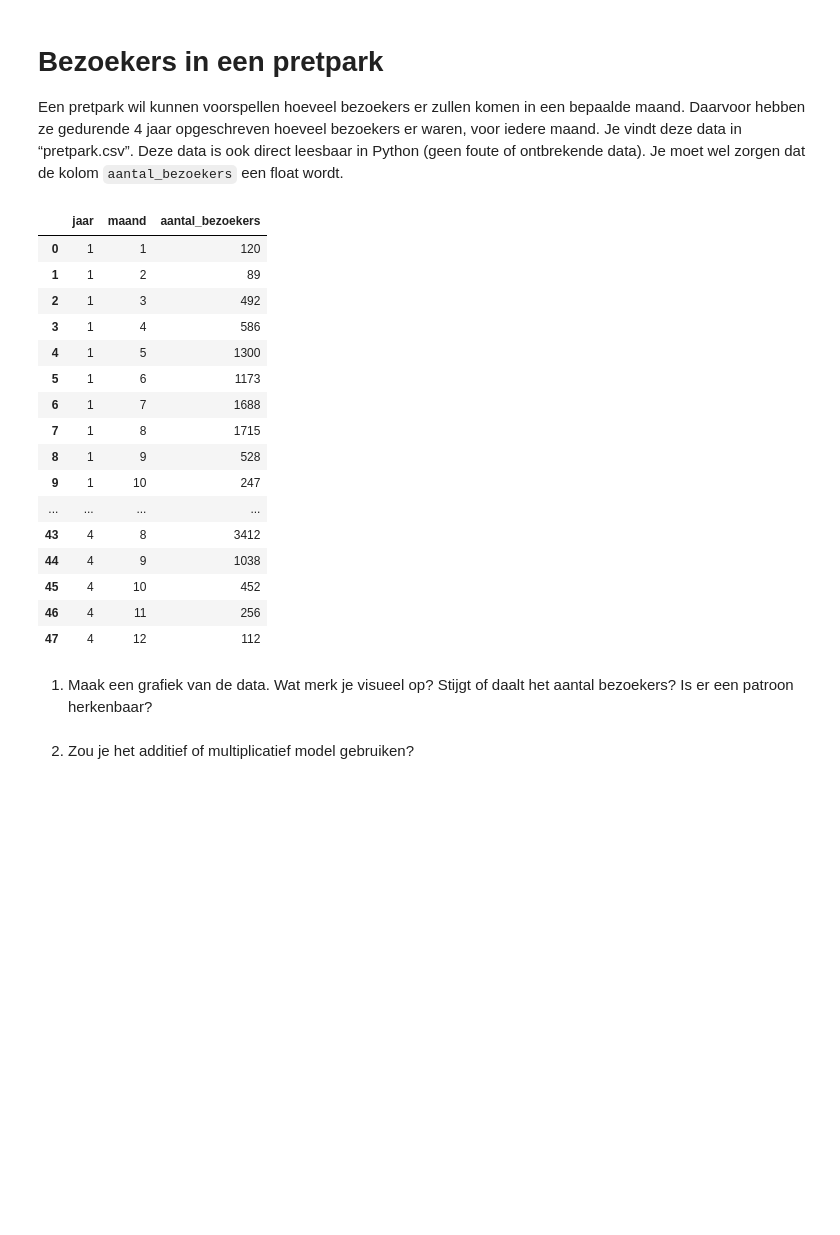
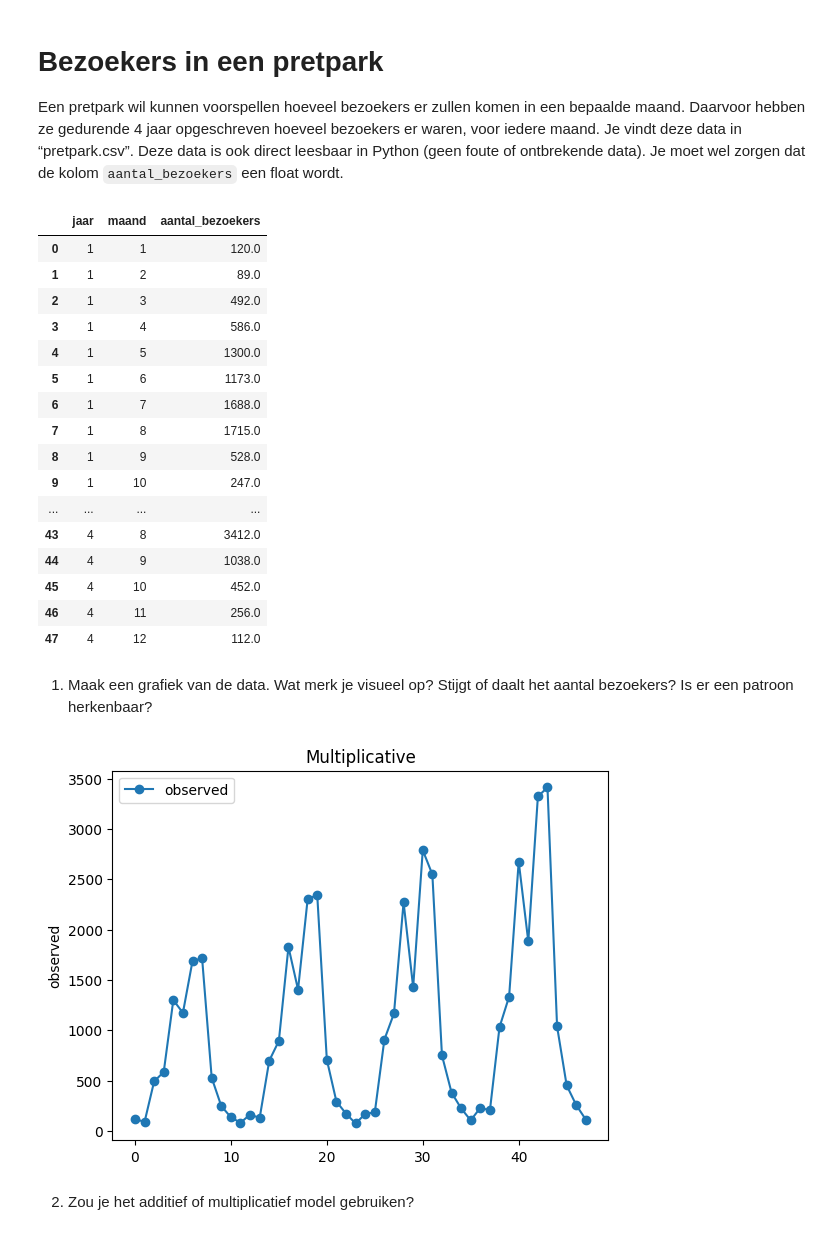
Before and after one commit to EliasDeHondt/DataScience1, a Jupyter notebook: W20P4/Pretpark.ipynb, the cells around one changed output. Drawn from its saved outputs; the diff is of its cells as text; code cells hidden in the pictures; blank space fills up the shorter version.

```diff
--- a/W20P4/Pretpark.ipynb
+++ b/W20P4/Pretpark.ipynb
@@ -2,30 +2,55 @@
 # Bezoekers in een pretpark
 Een pretpark wil kunnen voorspellen hoeveel bezoekers er zullen komen in een bepaalde maand. Daarvoor hebben ze gedurende 4 jaar opgeschreven hoeveel bezoekers er waren, voor iedere maand. Je vindt deze data in “pretpark.csv”.  Deze data is ook direct leesbaar in Python (geen foute of ontbrekende data). Je moet wel zorgen dat de kolom `aantal_bezoekers` een float wordt.
 # %%
+import matplotlib.pyplot as plt
 import pandas as pd
+import numpy as np
+from statsmodels.tsa.seasonal import seasonal_decompose
 
 pretpark = pd.read_csv('data/pretpark.csv', sep=';')
+pretpark['aantal_bezoekers'] = pretpark['aantal_bezoekers'].astype(float)
 
 display(pretpark)
 # %% [output]
 |  | jaar | maand | aantal_bezoekers |
-| 0 | 1 | 1 | 120 |
-| 1 | 1 | 2 | 89 |
-| 2 | 1 | 3 | 492 |
-| 3 | 1 | 4 | 586 |
-| 4 | 1 | 5 | 1300 |
-| 5 | 1 | 6 | 1173 |
-| 6 | 1 | 7 | 1688 |
-| 7 | 1 | 8 | 1715 |
-| 8 | 1 | 9 | 528 |
-| 9 | 1 | 10 | 247 |
+| 0 | 1 | 1 | 120.0 |
+| 1 | 1 | 2 | 89.0 |
+| 2 | 1 | 3 | 492.0 |
+| 3 | 1 | 4 | 586.0 |
+| 4 | 1 | 5 | 1300.0 |
+| 5 | 1 | 6 | 1173.0 |
+| 6 | 1 | 7 | 1688.0 |
+| 7 | 1 | 8 | 1715.0 |
+| 8 | 1 | 9 | 528.0 |
+| 9 | 1 | 10 | 247.0 |
 | ... | ... | ... | ... |
-| 43 | 4 | 8 | 3412 |
-| 44 | 4 | 9 | 1038 |
-| 45 | 4 | 10 | 452 |
-| 46 | 4 | 11 | 256 |
-| 47 | 4 | 12 | 112 |
+| 43 | 4 | 8 | 3412.0 |
+| 44 | 4 | 9 | 1038.0 |
+| 45 | 4 | 10 | 452.0 |
+| 46 | 4 | 11 | 256.0 |
+| 47 | 4 | 12 | 112.0 |
 # %% [markdown]
 1.	Maak een grafiek van de data. Wat merk je visueel op? Stijgt of daalt het aantal bezoekers? Is er een patroon herkenbaar?
+# %%
+# Maak een grafiek van de data.
+sd_model = seasonal_decompose(pretpark['aantal_bezoekers'], model='multiplicative', period=12)
+fig, axes = plt.subplots(nrows=1, ncols=1)
+
+axes.plot(sd_model.observed, 'o-', label='observed')
+axes.set_ylabel('observed')
+axes.set_title('Multiplicative')
+axes.legend()
+plt.show()
+
+# Wat merk je visueel op?
+# Er zijn 4 verschillende piekmomenten rond maand 9 en het stijgt elk jaar.
+
+# Stijgt of daalt het aantal bezoekers?
+# Het stijgt elk jaar.
+
+# Is er een patroon herkenbaar?
+# Er zijn 4 piekmomenten rond maand 9.
+# %% [output]
+[figure, added]
 # %% [markdown]
 2.	Zou je het additief of multiplicatief model gebruiken?
```
Also changed, not shown: parts of 3 cells of this notebook, 4 other files.
